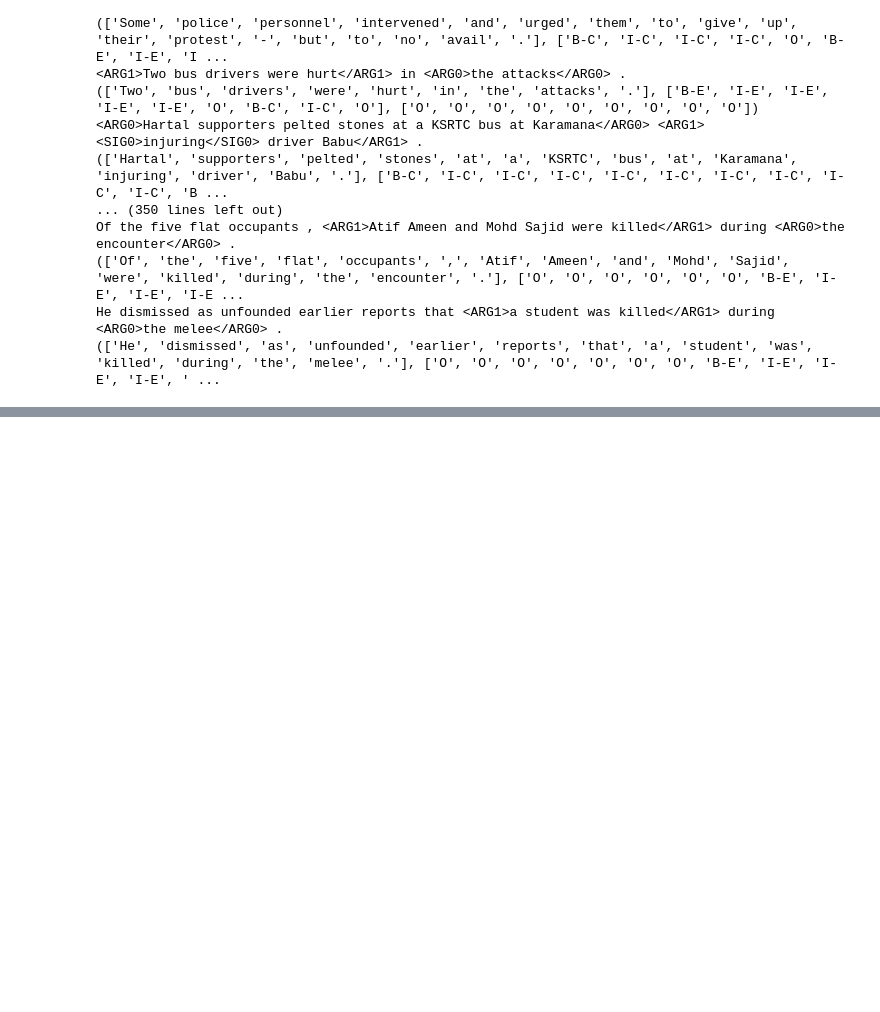
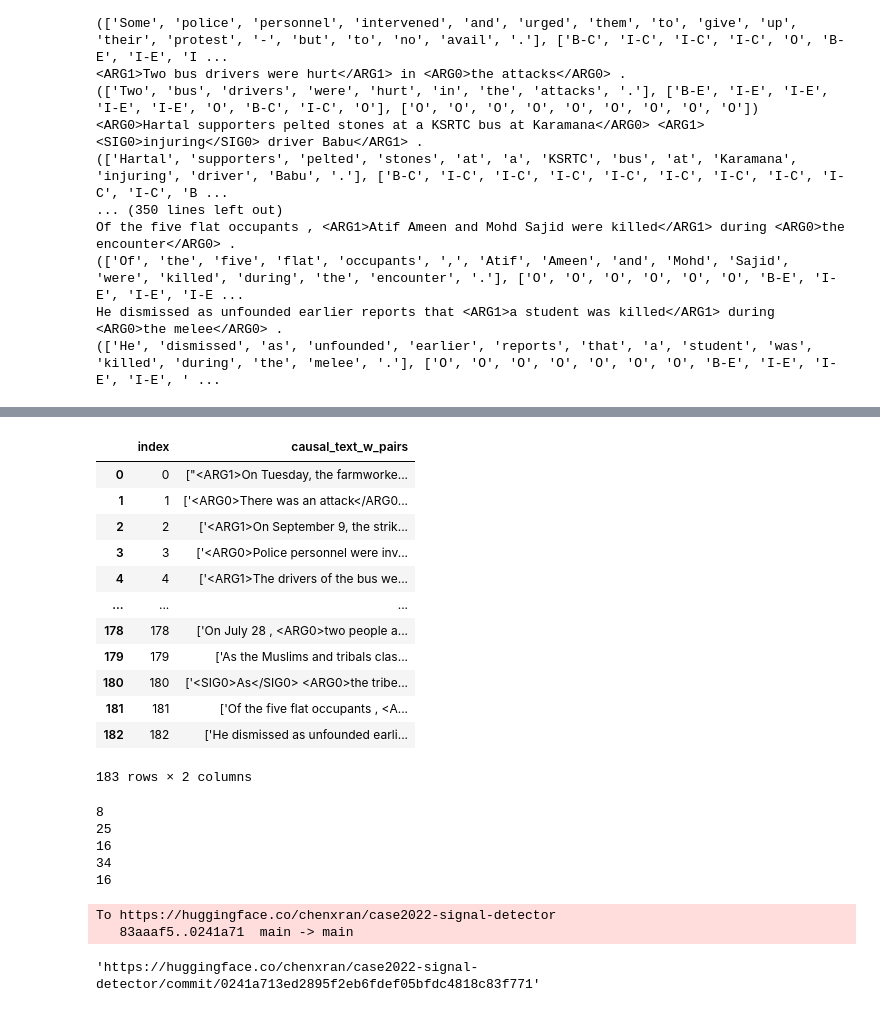
Before and after one commit to Gzhang-umich/1CademyTeamOfCASE, a Jupyter notebook: xingran/CausalNewsCorpus/script.ipynb, the cells around one changed output, grey strips where cells are left out. Saved outputs shown, nothing was run; the diff lists cells and outputs as text; code cells hidden in the pictures; blank space fills up the shorter version.

```diff
--- a/xingran/CausalNewsCorpus/script.ipynb
+++ b/xingran/CausalNewsCorpus/script.ipynb
@@ -80,0 +454,31 @@ He dismissed as unfounded earlier reports that <ARG1>a student was killed</ARG1>
+# %%
+import pandas as pd
+data = pd.read_csv("/data/chenxingran/CASE2022/src/1CademyTeamOfCASE/xingran/CausalNewsCorpus/data/augmented_subtask2.csv")
+# %%
+data
+# %% [output]
+|  | index | causal_text_w_pairs |
+| 0 | 0 | ["<ARG1>On Tuesday, the farmworke... |
+| 1 | 1 | ['<ARG0>There was an attack</ARG0... |
+| 2 | 2 | ['<ARG1>On September 9, the strik... |
+| 3 | 3 | ['<ARG0>Police personnel were inv... |
+| 4 | 4 | ['<ARG1>The drivers of the bus we... |
+| ... | ... | ... |
+| 178 | 178 | ['On July 28 , <ARG0>two people a... |
+| 179 | 179 | ['As the Muslims and tribals clas... |
+| 180 | 180 | ['<SIG0>As</SIG0> <ARG0>the tribe... |
+| 181 | 181 | ['Of the five flat occupants , <A... |
+| 182 | 182 | ['He dismissed as unfounded earli... |
+183 rows × 2 columns
+# %%
+import pandas as pd
+
+with open("/data/chenxingran/CASE2022/src/1CademyTeamOfCASE/xingran/CausalNewsCorpus/data/augmented_subtask2.csv", "r") as file:
+    for line in file.readlines()[:5]:
+        print(len(line.strip().split(",")))
+# %% [output]
+8
+25
+16
+34
+16
@@ -80,0 +490,9 @@ He dismissed as unfounded earlier reports that <ARG1>a student was killed</ARG1>
+# %%
+from transformers import AutoTokenizer
+
+tok = AutoTokenizer.from_pretrained('bert-base-uncased')
+tok.push_to_hub("case2022-signal-detector")
+# %% [output]
+To https://huggingface.co/chenxran/case2022-signal-detector
+   83aaaf5..0241a71  main -> main
+'https://huggingface.co/chenxran/case2022-signal-detector/commit/0241a713ed2895f2eb6fdef05bfdc4818c83f771'
```
Also changed, not shown: parts of 29 cells of this notebook, 24 other files.
